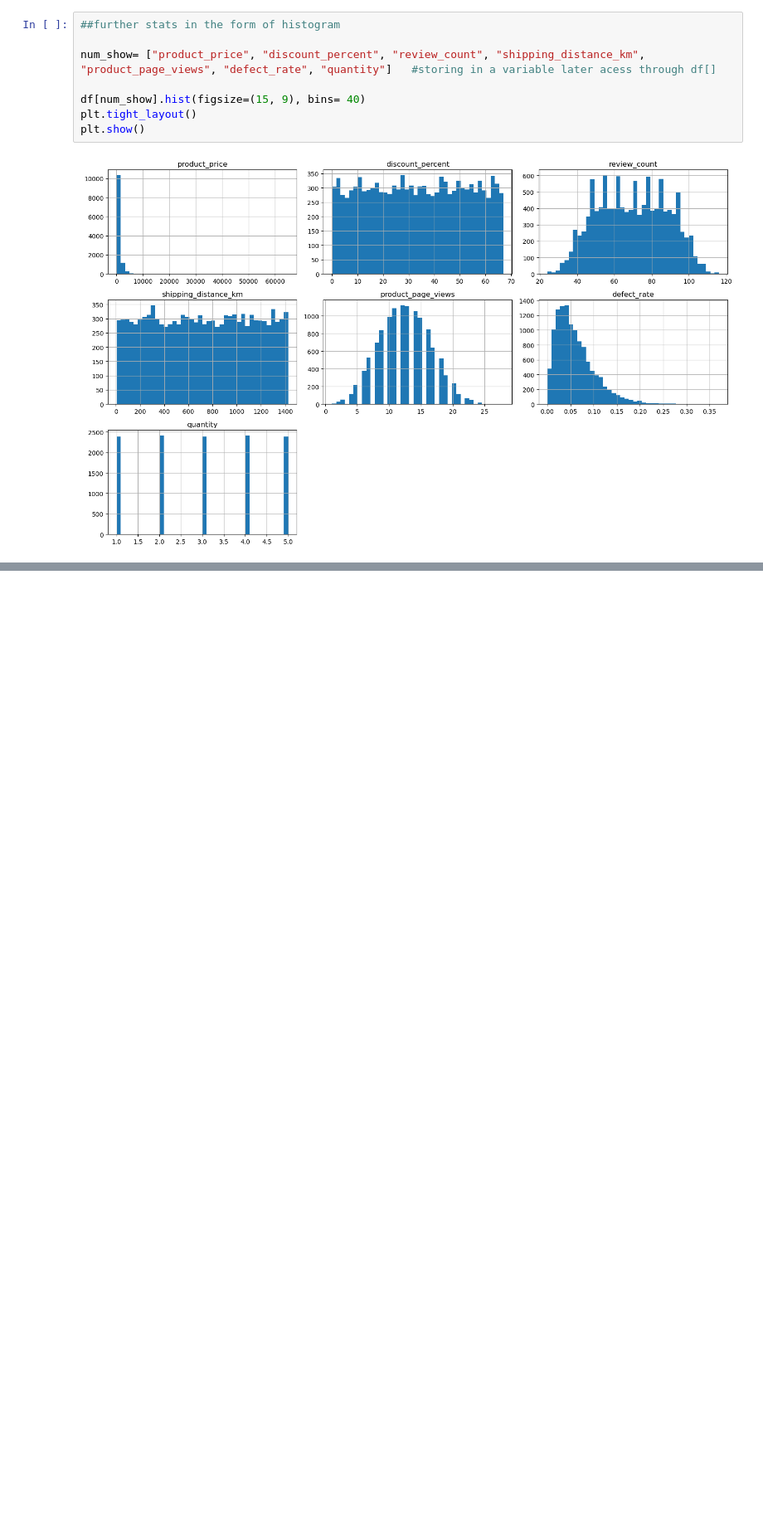
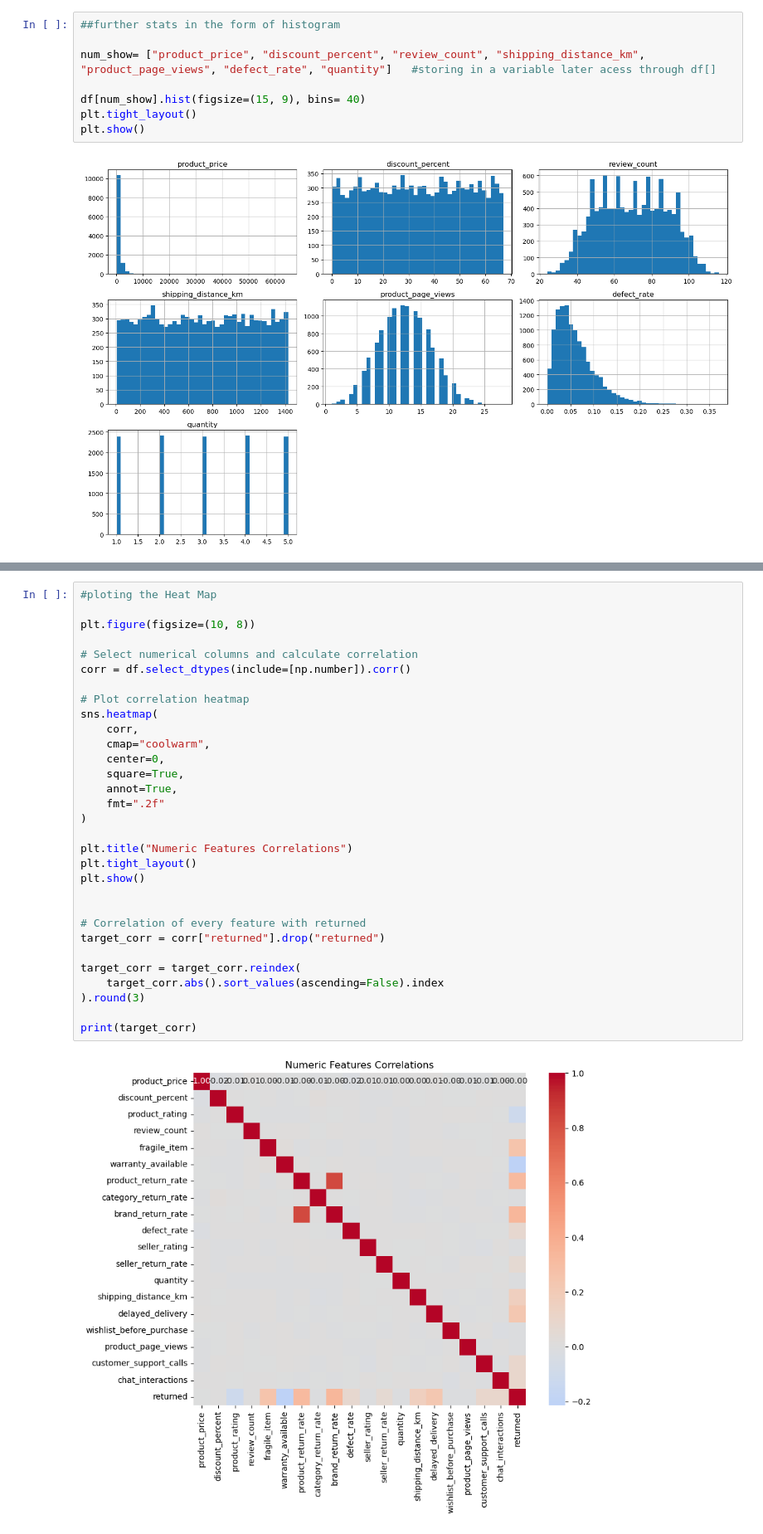
Before and after one commit to azeem932356/product-return-risk-prediction, a Jupyter notebook: product_return.ipynb, the cells around one changed output, grey strips where cells are left out. Shown at 83% size. Drawn from its saved outputs; the diff is of its cells as text; blank space fills up the shorter version.

Commit message:
Correlation with Target

```diff
--- a/product_return.ipynb
+++ b/product_return.ipynb
@@ -254,0 +300,33 @@ plt.show()
+# %%
+#ploting the Heat Map
+
+plt.figure(figsize=(10, 8))
+
+# Select numerical columns and calculate correlation
+corr = df.select_dtypes(include=[np.number]).corr()
+
+# Plot correlation heatmap
+sns.heatmap(
+    corr,
+    cmap="coolwarm",
+    center=0,
+    square=True,
+    annot=True,
+    fmt=".2f"
+)
+
+plt.title("Numeric Features Correlations")
+plt.tight_layout()
+plt.show()
+
+
+# Correlation of every feature with returned
+target_corr = corr["returned"].drop("returned")
+
+target_corr = target_corr.reindex(
+    target_corr.abs().sort_values(ascending=False).index
+).round(3)
+
+print(target_corr)
+# %% [output]
+[figure, added]
```
Also changed, not shown: parts of 5 cells of this notebook.
